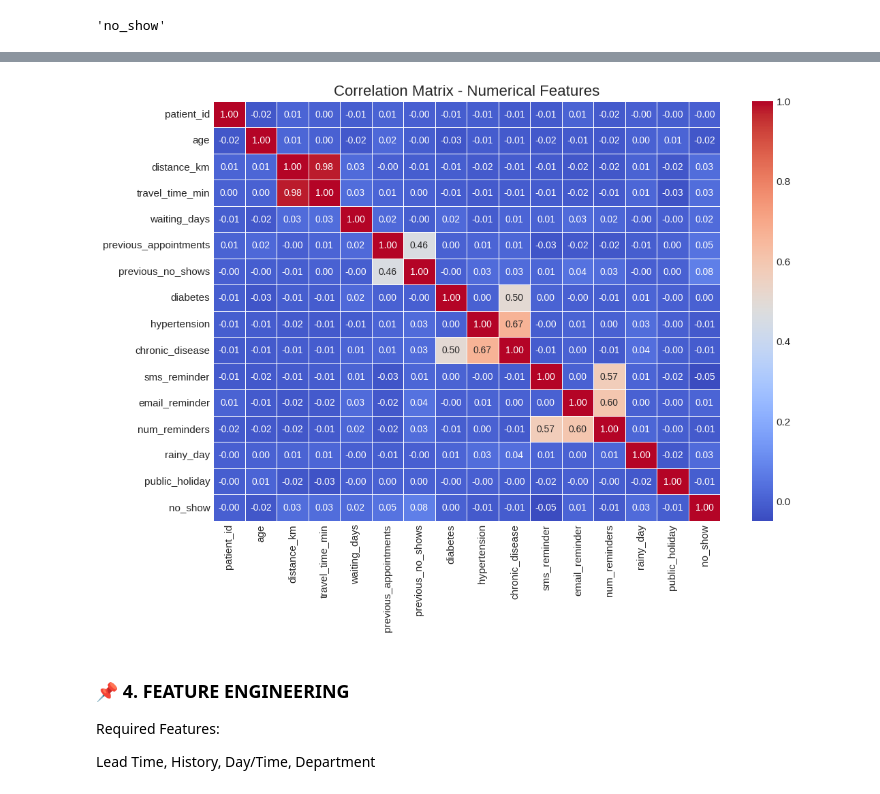
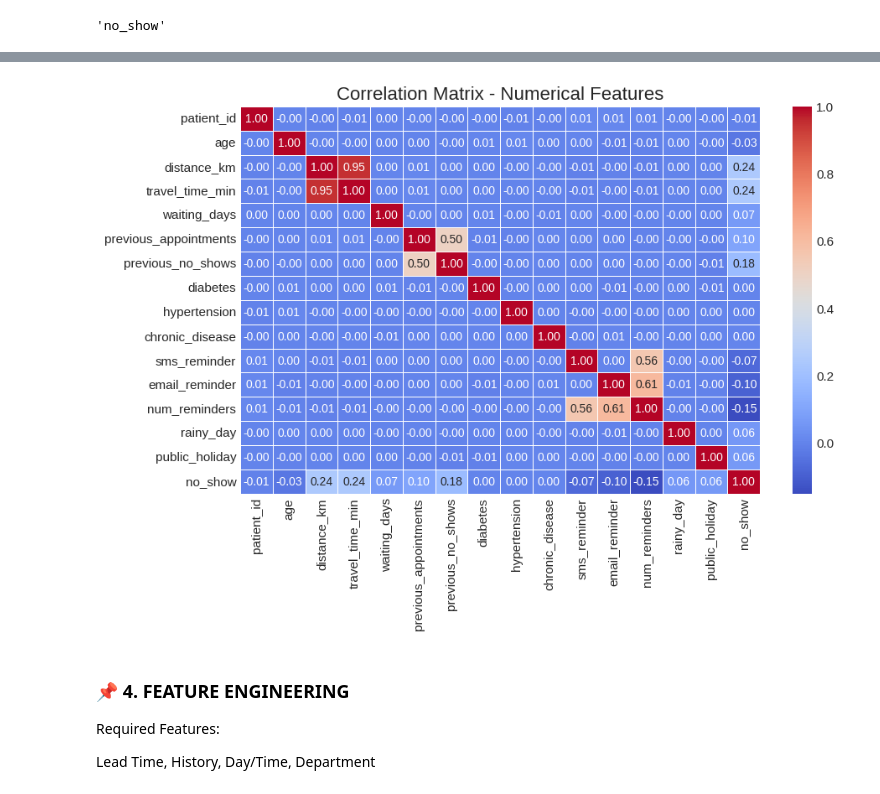
Before and after one commit to mrstrange1708/Gen_Ai_Capstone, a Jupyter notebook: noteBooks/CLINICAL_APPOINTMENT_NO_SHOW_PREDICTION.ipynb, the cells around one changed output, grey strips where cells are left out. Cells and saved outputs as stored; diff of their text form; code cells hidden in the pictures.

```diff
--- a/noteBooks/CLINICAL_APPOINTMENT_NO_SHOW_PREDICTION.ipynb
+++ b/noteBooks/CLINICAL_APPOINTMENT_NO_SHOW_PREDICTION.ipynb
@@ -135,7 +137,7 @@ sns.set_palette([primary_color, secondary_color, warning_color])
 # %% [markdown]
 ### **📌 2. LOAD DATA**
 # %%
-df = pd.read_csv("hospital_appointment_no_show_5000.csv")
+df = pd.read_csv("hospital_appointment_no_show_50000.csv")
 # %% [markdown]
 ### **📌 3. DATASET INFO**
 # %%
@@ -309,18 +329,16 @@ for col in categorical_cols:
 # %%
-plt.figure(figsize=(12,8))
-
 corr_matrix = df.corr(numeric_only=True)
 
 sns.heatmap(corr_matrix,
             annot=True,
             fmt=".2f",
             cmap="coolwarm",
             linewidths=0.5)
 
 plt.title("Correlation Matrix - Numerical Features")
 plt.show()
 # %% [output]
-[figure, old version]
+[figure, new version]
 # %% [markdown]
 ### **📌 4. FEATURE ENGINEERING**
 
```
Also changed, not shown: parts of 81 cells of this notebook, 1 other file.
